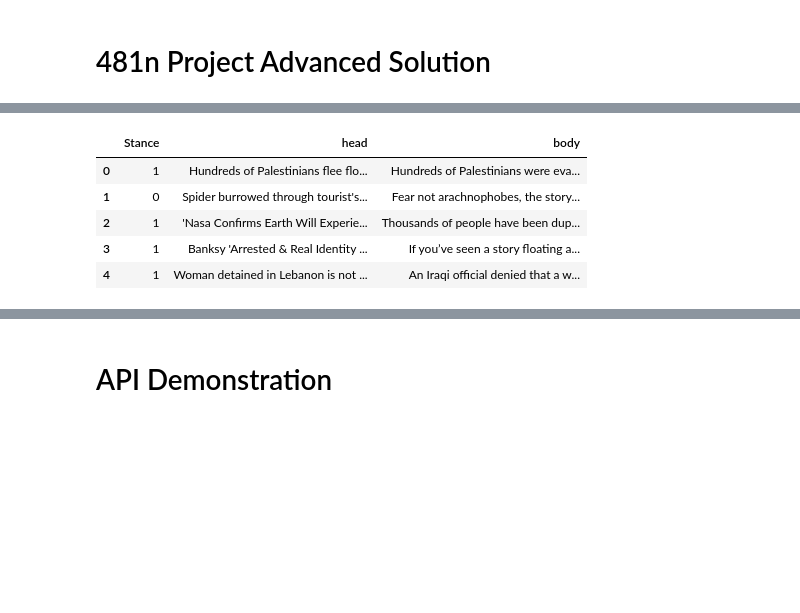
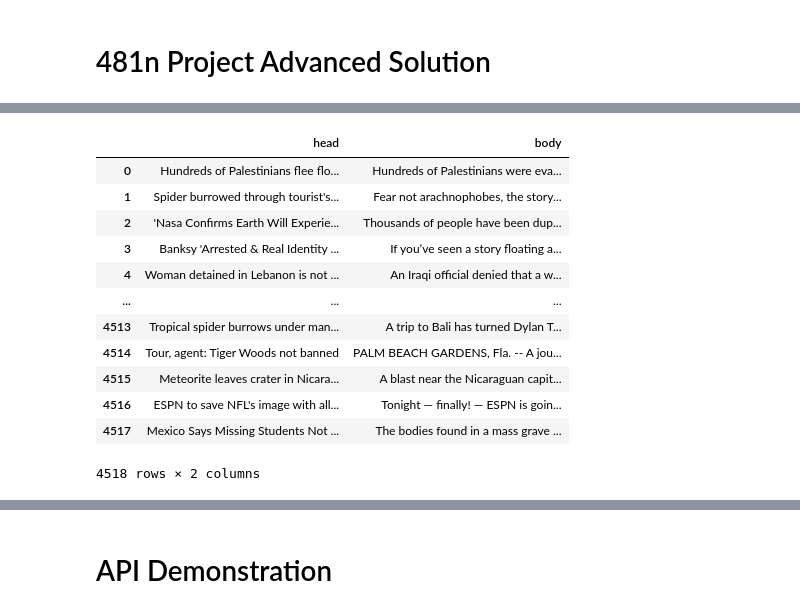
Before and after one commit to jerome9189/481capstone, a Jupyter notebook: Cayde Implementation.ipynb, the cells around one changed output, grey strips where cells are left out. Drawn from its saved outputs; the diff is of its cells as text; code cells hidden in the pictures; blank space fills up the shorter version.

```diff
--- a/Cayde Implementation.ipynb
+++ b/Cayde Implementation.ipynb
@@ -14,12 +15,19 @@ well.load_or_fetch()
 well.input_cols = ["head", "body"]
 well.text_cols = ["head", "body"]
 well.output_col = "Stance"
-# %%
-well.df.head()
-# %% [output]
-|  | Stance | head | body |
-| 0 | 1 | Hundreds of Palestinians flee flo... | Hundreds of Palestinians were eva... |
-| 1 | 0 | Spider burrowed through tourist's... | Fear not arachnophobes, the story... |
-| 2 | 1 | 'Nasa Confirms Earth Will Experie... | Thousands of people have been dup... |
-| 3 | 1 | Banksy 'Arrested & Real Identity ... | If you’ve seen a story floating a... |
-| 4 | 1 | Woman detained in Lebanon is not ... | An Iraqi official denied that a w... |
+# %%
+well.input_df
+# %% [output]
+|  | head | body |
+| 0 | Hundreds of Palestinians flee flo... | Hundreds of Palestinians were eva... |
+| 1 | Spider burrowed through tourist's... | Fear not arachnophobes, the story... |
+| 2 | 'Nasa Confirms Earth Will Experie... | Thousands of people have been dup... |
+| 3 | Banksy 'Arrested & Real Identity ... | If you’ve seen a story floating a... |
+| 4 | Woman detained in Lebanon is not ... | An Iraqi official denied that a w... |
+| ... | ... | ... |
+| 4513 | Tropical spider burrows under man... | A trip to Bali has turned Dylan T... |
+| 4514 | Tour, agent: Tiger Woods not banned | PALM BEACH GARDENS, Fla. -- A jou... |
+| 4515 | Meteorite leaves crater in Nicara... | A blast near the Nicaraguan capit... |
+| 4516 | ESPN to save NFL's image with all... | Tonight — finally! — ESPN is goin... |
+| 4517 | Mexico Says Missing Students Not ... | The bodies found in a mass grave ... |
+4518 rows × 2 columns
```
Also changed, not shown: parts of 18 cells of this notebook, 4 other files.
